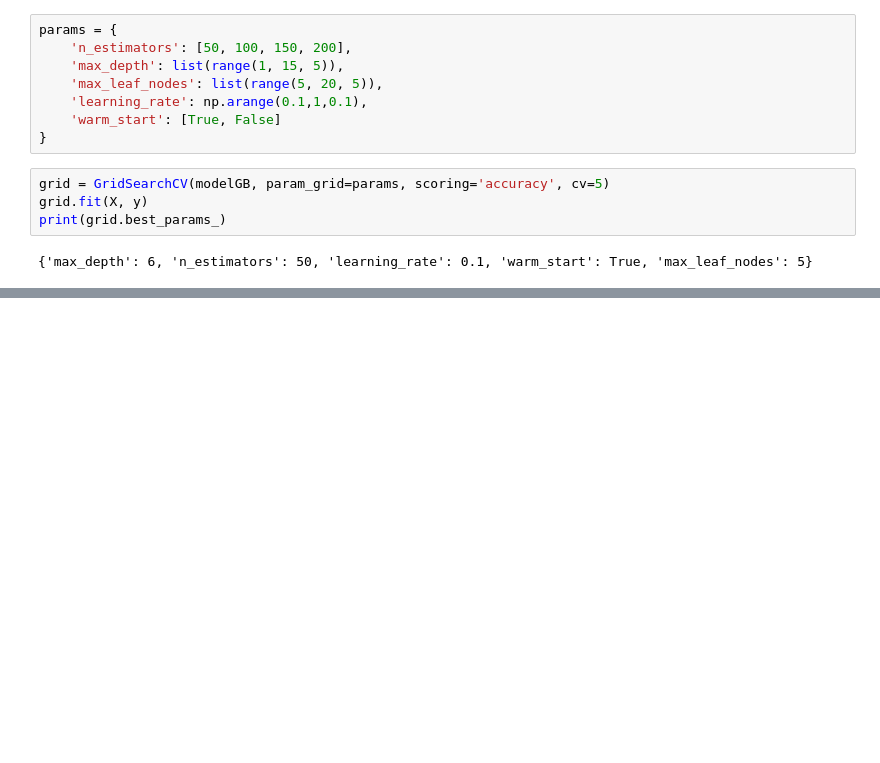
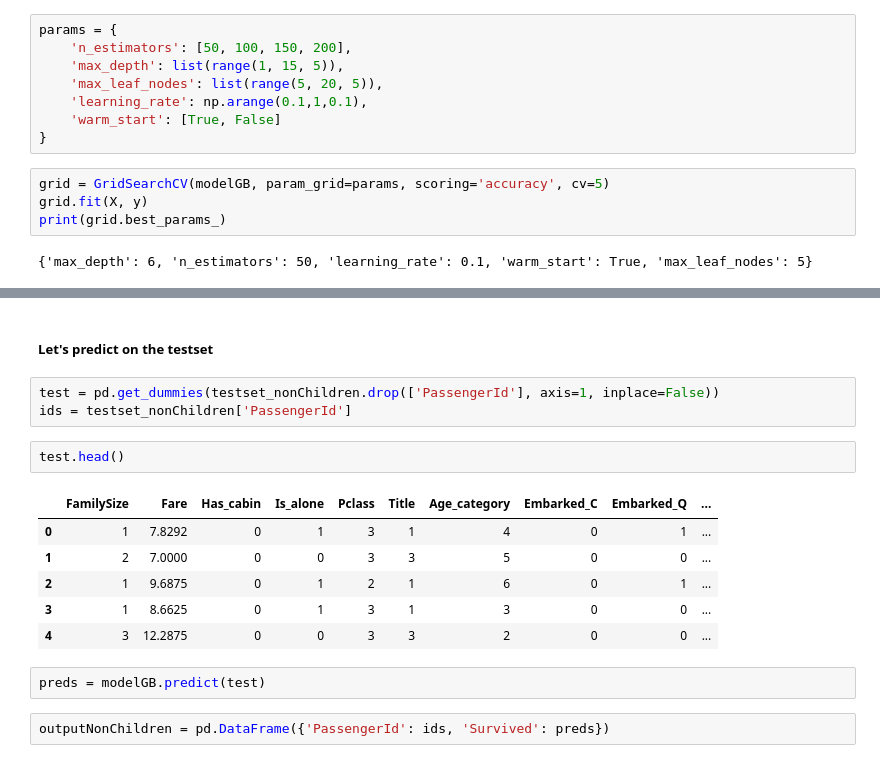
Before and after one commit to hernandezurbina/KaggleAdventures, a Jupyter notebook: Titanic_2ModelsSameDataset.ipynb, the cells around one changed output, grey strips where cells are left out. Drawn from its saved outputs; the diff is of its cells as text; blank space fills up the shorter version.

```diff
--- a/Titanic_2ModelsSameDataset.ipynb
+++ b/Titanic_2ModelsSameDataset.ipynb
@@ -483,0 +672,18 @@ print(grid.best_params_)
+# %% [markdown]
+##### Let's predict on the testset
+# %%
+test = pd.get_dummies(testset_nonChildren.drop(['PassengerId'], axis=1, inplace=False))
+ids = testset_nonChildren['PassengerId']
+# %%
+test.head()
+# %% [output]
+|  | FamilySize | Fare | Has_cabin | Is_alone | Pclass | Title | Age_category | Embarked_C | Embarked_Q | ... |
+| 0 | 1 | 7.8292 | 0 | 1 | 3 | 1 | 4 | 0 | 1 | ... |
+| 1 | 2 | 7.0000 | 0 | 0 | 3 | 3 | 5 | 0 | 0 | ... |
+| 2 | 1 | 9.6875 | 0 | 1 | 2 | 1 | 6 | 0 | 1 | ... |
+| 3 | 1 | 8.6625 | 0 | 1 | 3 | 1 | 3 | 0 | 0 | ... |
+| 4 | 3 | 12.2875 | 0 | 0 | 3 | 3 | 2 | 0 | 0 | ... |
+# %%
+preds = modelGB.predict(test)
+# %%
+outputNonChildren = pd.DataFrame({'PassengerId': ids, 'Survived': preds})
```
Also changed, not shown: parts of 23 cells of this notebook, 1 other file.
